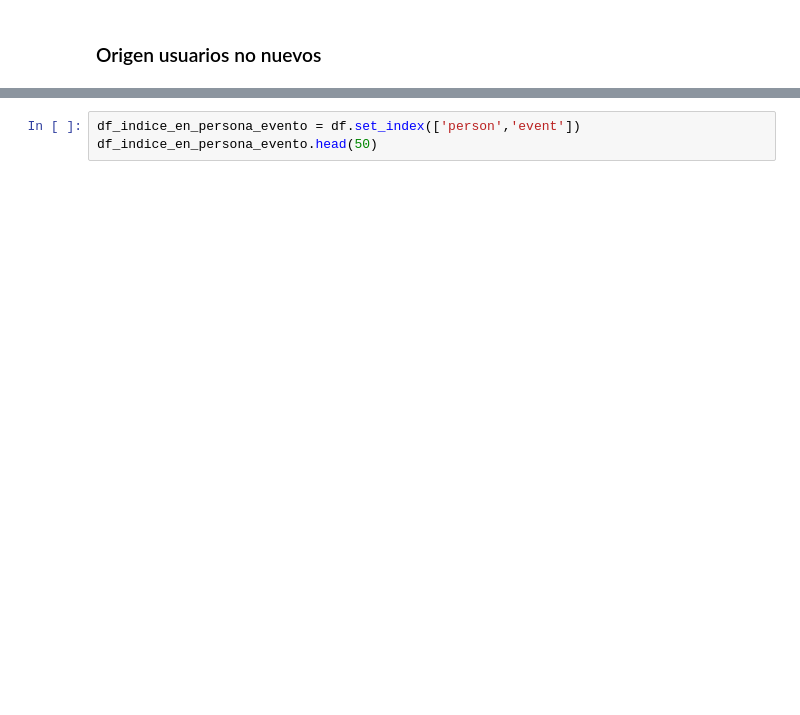
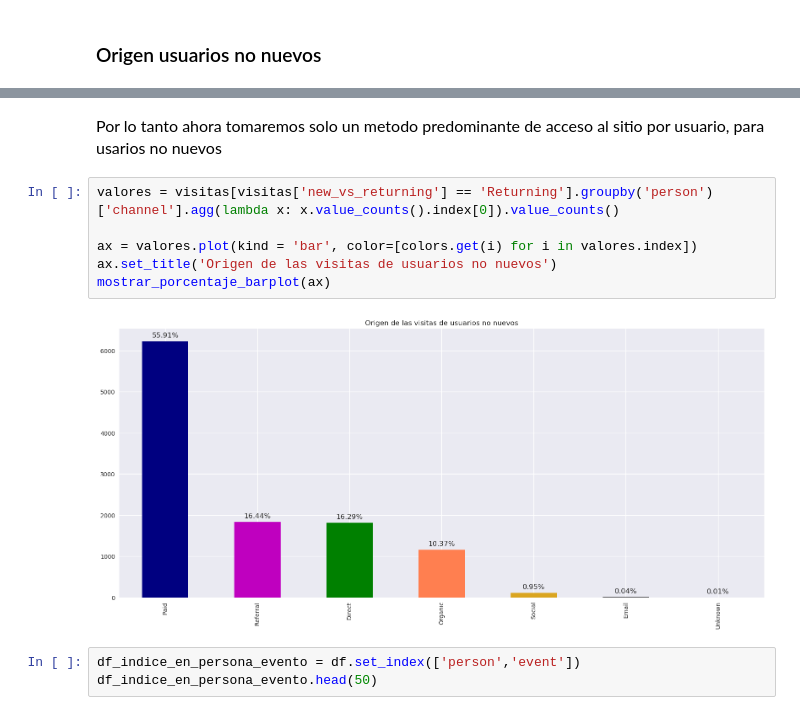
Before and after one commit to AlejandroKler/Datos-TP1, a Jupyter notebook: Analisis-Exploratorio.ipynb, the cells around one changed output, grey strips where cells are left out. Saved outputs shown, nothing was run; the diff lists cells and outputs as text; blank space fills up the shorter version.

```diff
--- a/Analisis-Exploratorio.ipynb
+++ b/Analisis-Exploratorio.ipynb
@@ -441,3 +449,13 @@ mostrar_porcentaje_barplot(ax)
+# %% [markdown]
+<font size=3>Por lo tanto ahora tomaremos solo un metodo predominante de acceso al sitio por usuario, para usarios no nuevos</font>
+# %%
+valores = visitas[visitas['new_vs_returning'] == 'Returning'].groupby('person')['channel'].agg(lambda x: x.value_counts().index[0]).value_counts()
+
+ax = valores.plot(kind = 'bar', color=[colors.get(i) for i in valores.index])
+ax.set_title('Origen de las visitas de usuarios no nuevos')
+mostrar_porcentaje_barplot(ax)
+# %% [output]
+[figure, added]
 # %%
 df_indice_en_persona_evento = df.set_index(['person','event'])
 df_indice_en_persona_evento.head(50)
```
Also changed, not shown: parts of 11 cells of this notebook.
